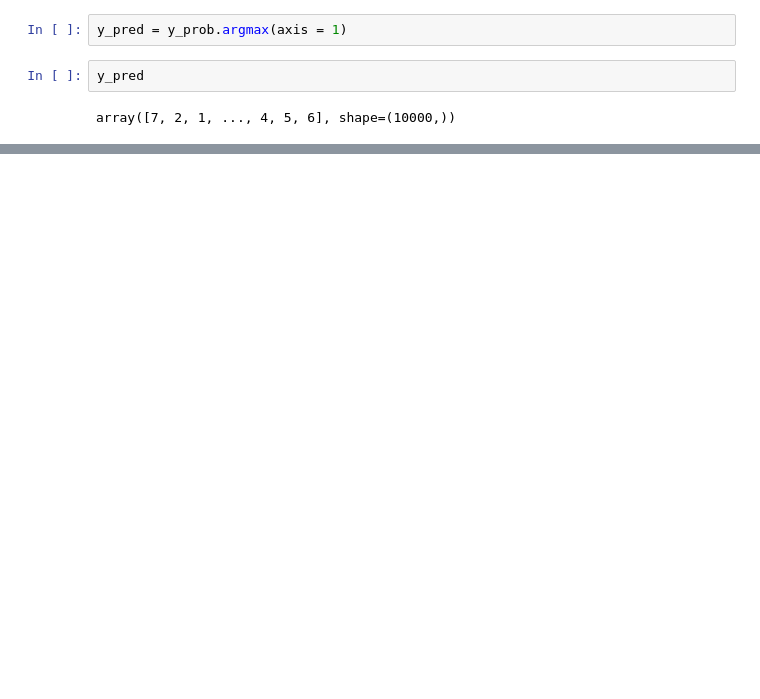
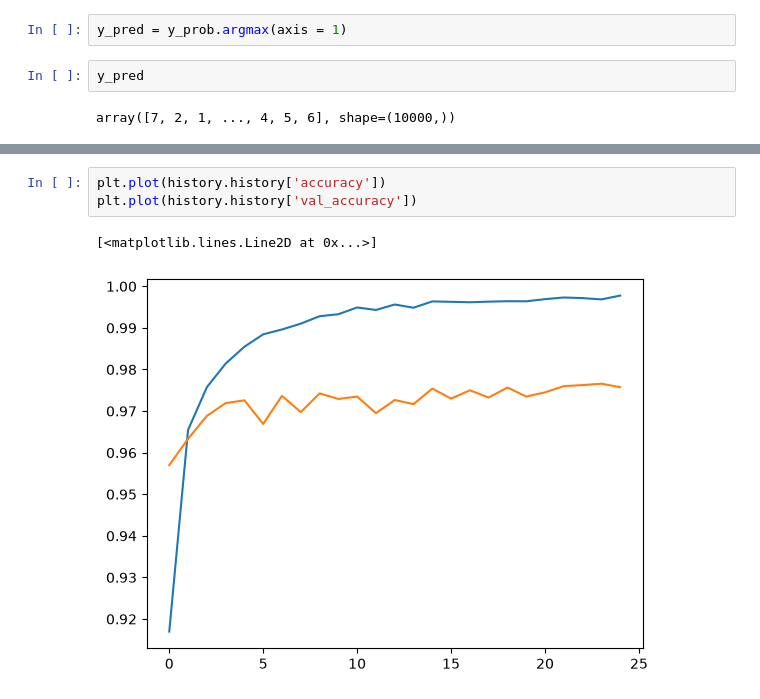
Before and after one commit to RUPESH-YADRAJ/DEEP_LEARNING_PROJECTS, a Jupyter notebook: handwritten_digit_classification_using_ann/digit_classification.ipynb, the cells around one changed output, grey strips where cells are left out. Saved outputs shown, nothing was run; the diff lists cells and outputs as text; blank space fills up the shorter version.

```diff
--- a/handwritten_digit_classification_using_ann/digit_classification.ipynb
+++ b/handwritten_digit_classification_using_ann/digit_classification.ipynb
@@ -115,0 +118,6 @@ accuracy_score(y_test, y_pred)
+# %%
+plt.plot(history.history['accuracy'])
+plt.plot(history.history['val_accuracy'])
+# %% [output]
+[<matplotlib.lines.Line2D at 0x...>]
+[figure, added]
```
Also changed, not shown: parts of 10 cells of this notebook.
